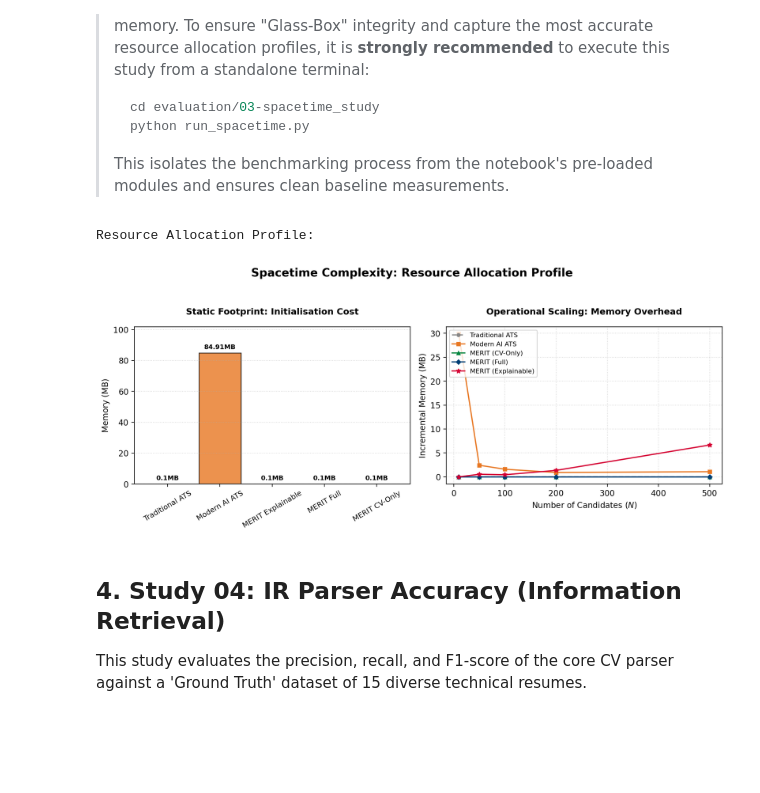
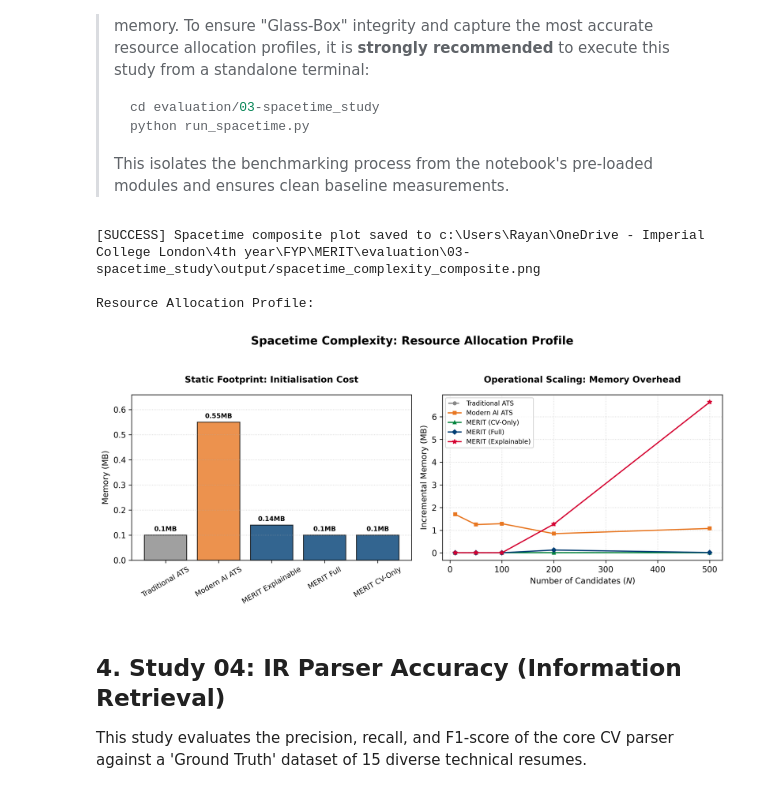
Before and after one commit to RayanAkhtar/MERIT, a Jupyter notebook: evaluation/evaluation_suite.ipynb, the cells around one changed output. Cells and saved outputs as stored; diff of their text form; code cells hidden in the pictures; blank space fills up the shorter version.

```diff
--- a/evaluation/evaluation_suite.ipynb
+++ b/evaluation/evaluation_suite.ipynb
@@ -185,18 +190,23 @@ Analysis of static engine footprint and incremental batch memory overhead.
 # %%
 from run_spacetime import benchmark_spacetime
 
 study_03_dir = os.path.join(root_dir, '03-spacetime_study')
 
 # NOTE: This benchmark will not be as accurate from a jupyter notebook
 # with working_directory(study_03_dir):
 #     print("Running Spacetime Complexity Study...")
 #     benchmark_spacetime()
+# Explicitly generate plots in notebook context
+from generate_spacetime_visualisations import generate_spacetime_plots
+generate_spacetime_plots()
 
 print("\nResource Allocation Profile:")
 display(Image(filename='03-spacetime_study/output/spacetime_complexity_composite.png', width=700))
 # %% [output]
+[SUCCESS] Spacetime composite plot saved to c:\Users\Rayan\OneDrive - Imperial College London\4th year\FYP\MERIT\evaluation\03-spacetime_study\output/spacetime_complexity_composite.png
+
 Resource Allocation Profile:
-[figure, old version]
+[figure, new version]
 # %% [markdown]
 ## 4. Study 04: IR Parser Accuracy (Information Retrieval)
 This study evaluates the precision, recall, and F1-score of the core CV parser against a 'Ground Truth' dataset of 15 diverse technical resumes.
```
Also changed, not shown: parts of 3 cells of this notebook, 45 other files.
